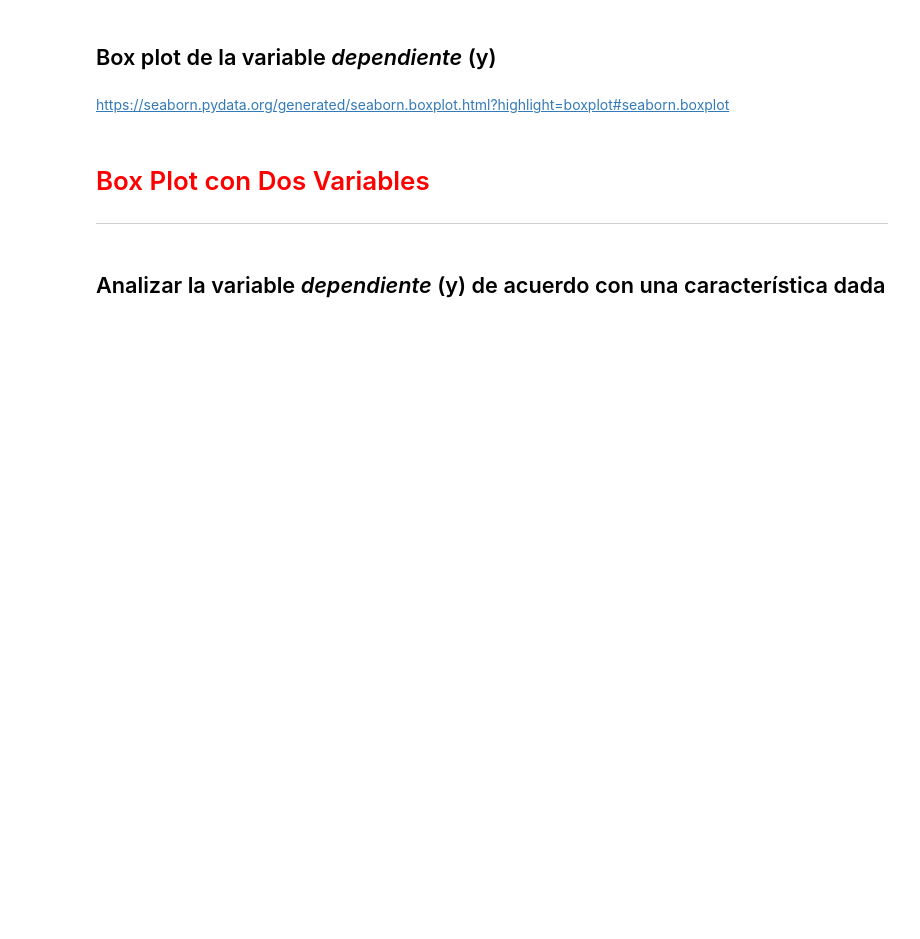
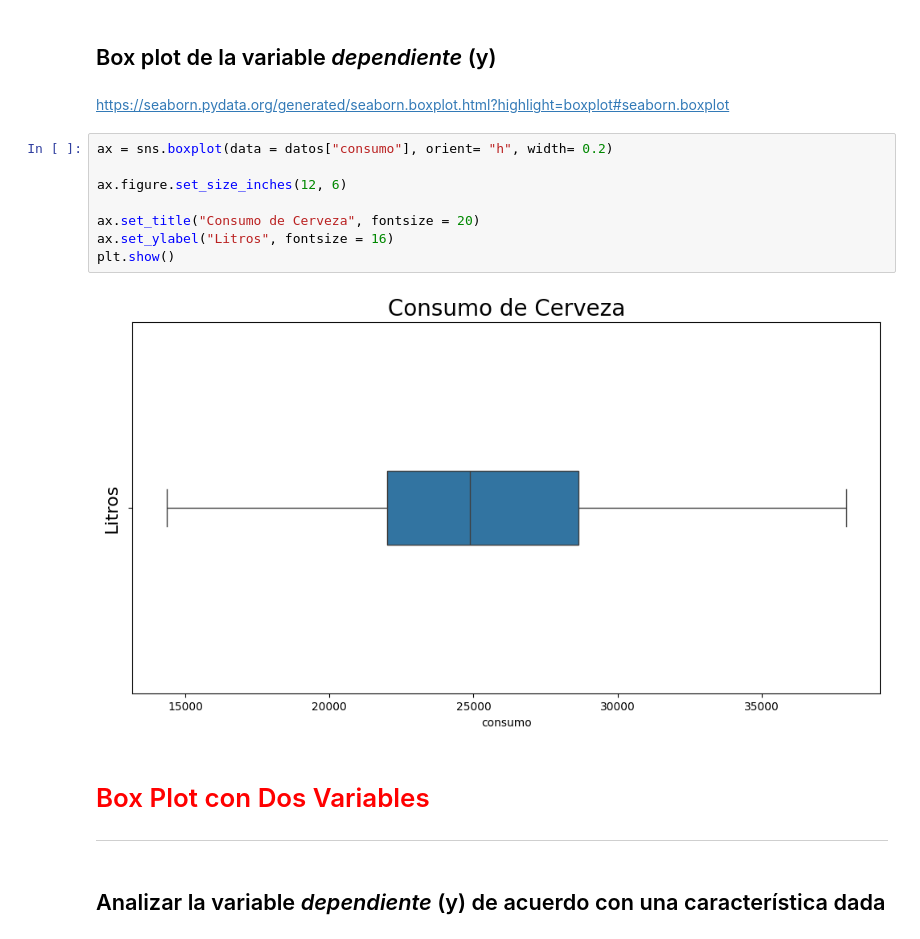
Before and after one commit to Luis1g/Regresion-Lineal-1, a Jupyter notebook: Regresión_Lineal.ipynb, the cells around one changed output. Cells and saved outputs as stored; diff of their text form; blank space fills up the shorter version.

```diff
--- a/Regresión_Lineal.ipynb
+++ b/Regresión_Lineal.ipynb
@@ -120,6 +136,16 @@ https://seaborn.pydata.org/
 ## Box plot de la variable *dependiente* (y)
 # %% [markdown]
 https://seaborn.pydata.org/generated/seaborn.boxplot.html?highlight=boxplot#seaborn.boxplot
+# %%
+ax = sns.boxplot(data = datos["consumo"], orient= "h", width= 0.2)
+
+ax.figure.set_size_inches(12, 6)
+
+ax.set_title("Consumo de Cerveza", fontsize = 20)
+ax.set_ylabel("Litros", fontsize = 16)
+plt.show()
+# %% [output]
+[figure, added]
 # %% [markdown]
 # <font color='red' style='font-size: 30px;'>Box Plot con Dos Variables</font>
 <hr style='border: 2px solid red;'>
```
Also changed, not shown: parts of 7 cells of this notebook.
